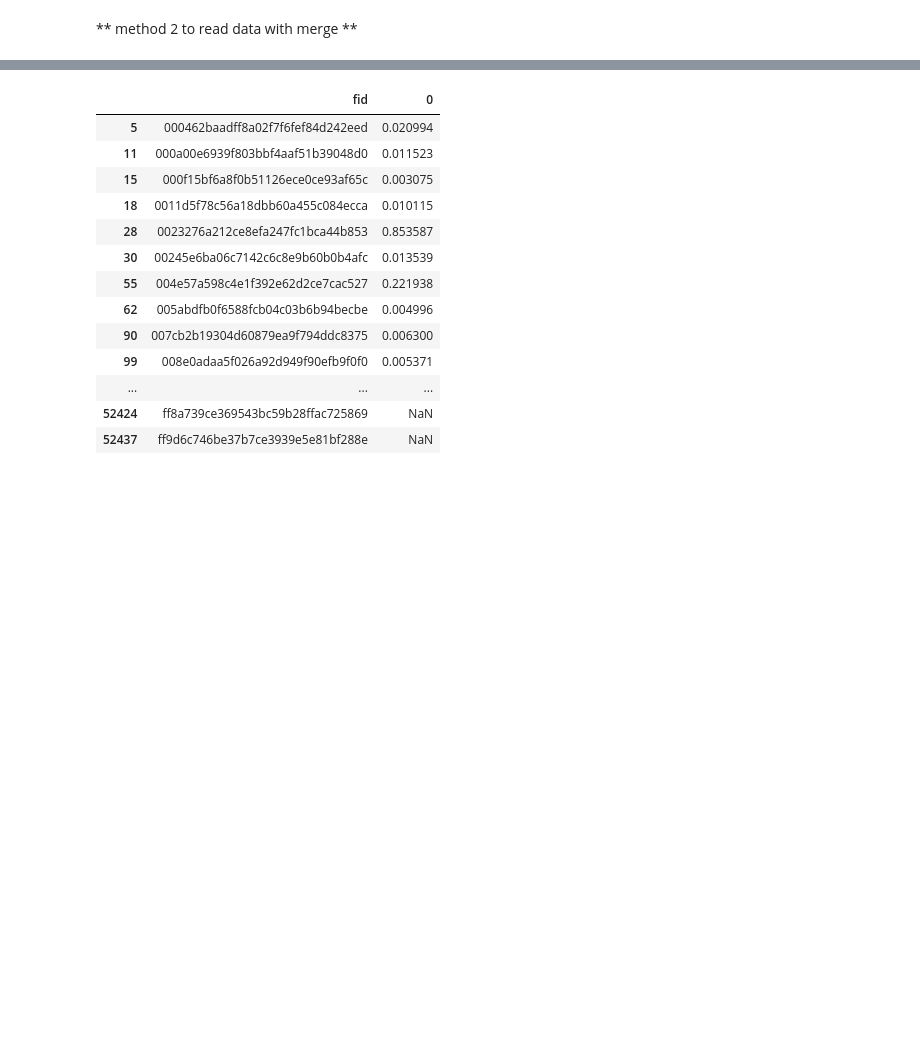
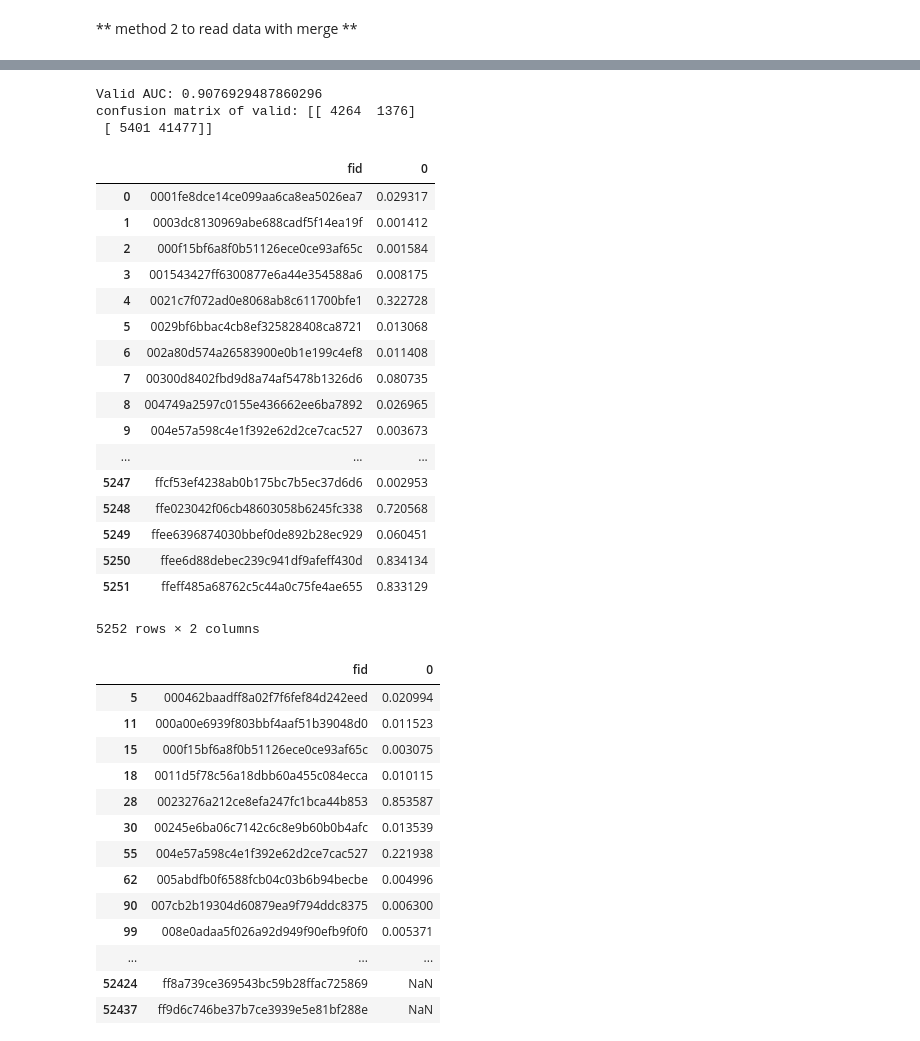
Before and after one commit to tychen5/Trend_TBrainAI, a Jupyter notebook: leo/DL_method.ipynb, the cells around one changed output, grey strips where cells are left out. Drawn from its saved outputs; the diff is of its cells as text; code cells hidden in the pictures; blank space fills up the shorter version.

Commit message:
upload stacking feature of training datas

```diff
--- a/leo/DL_method.ipynb
+++ b/leo/DL_method.ipynb
@@ -157,7 +160,7 @@ y_valid = y_valid.reshape(-1,1)
 # %%
 # train = pd.read_csv('data/train_selected_features.csv')
 train = pd.read_csv('data/train_all_features.csv')
-
+predictBB = pd.read_csv('data/train_all_features_09332.csv')
 ans = pd.read_csv('data/train_answers.csv')
 df = train.merge(ans,how='left',on='fid')
-df
+df2 = predictBB.merge(ans,how='left',on='fid')
@@ -273,7 +275,7 @@ def model_best(X_T,y_T,x_valid,y_valid):
     '''
     #dropout 0.001 0.5 decay
     # l2: 0.0001~0.01 decay
-    model.add(Dense(8192,kernel_initializer='lecun_normal',input_dim=762,kernel_regularizer=regularizers.l2(0.00001))) #, kernel_regularizer=regularizers.l2(0.0001)
+    model.add(Dense(8192,kernel_initializer='lecun_normal',input_dim=827,kernel_regularizer=regularizers.l2(0.00001))) #, kernel_regularizer=regularizers.l2(0.0001)
     model.add(BatchNormalization())
     model.add(Activation('selu'))
     # model.add(PReLU(alpha_initializer='zero', weights=None))
@@ -309,7 +311,7 @@ def model_best(X_T,y_T,x_valid,y_valid):
     # model.add(PReLU(alpha_initializer='zero')) #, weights=None
     # model.add(PReLU(alpha_initializer='zero', weights=None))
     # model.add(Dense(512,activation='relu',kernel_initializer='lecun_uniform'))#,activation='relu'))
-    model.add(Dense(256,kernel_initializer='lecun_normal', kernel_regularizer=regularizers.l2(0.000005)))
+    model.add(Dense(256,kernel_initializer='lecun_normal', kernel_regularizer=regularizers.l2(0.00001)))
     model.add(BatchNormalization())
     # model.add(PReLU(alpha_initializer='zero', weights=None))
     model.add(Activation('selu'))
@@ -317,7 +319,7 @@ def model_best(X_T,y_T,x_valid,y_valid):
     # model.add(BatchNormalization())
     # model.add(PReLU(alpha_initializer='zero', weights=None))
     # model.add(Dense(256,activation='relu',kernel_initializer='lecun_uniform'))
-    model.add(Dense(128,kernel_initializer='lecun_normal', kernel_regularizer=regularizers.l2(0.000001)))
+    model.add(Dense(128,kernel_initializer='lecun_normal', kernel_regularizer=regularizers.l2(0.00001)))
     model.add(BatchNormalization())
     # model.add(PReLU(alpha_initializer='zero', weights=None))
     model.add(Activation('selu'))
@@ -325,7 +327,7 @@ def model_best(X_T,y_T,x_valid,y_valid):
     # model.add(BatchNormalization())
     # model.add(BatchNormalization())
     # model.add(PReLU(alpha_initializer='zero', weights=None))
-    model.add(Dense(64,kernel_initializer='uniform', kernel_regularizer=regularizers.l2(0.0000005)))
+    model.add(Dense(64,kernel_initializer='uniform', kernel_regularizer=regularizers.l2(0.00001)))
     # model.add(BatchNormalization())
     # model.add(PReLU(alpha_initializer='zero', weights=None))
     model.add(Activation('relu'))
@@ -380,7 +382,7 @@ def model_best(X_T,y_T,x_valid,y_valid):
     model.add(Activation('sigmoid'))
     ADAM = Adam()
     model.compile(loss='binary_crossentropy', optimizer=ADAM, metrics=['accuracy']) #binary_crossentropy
-    model.summary()
+#     model.summary()
 
     batch_size = 32#128
     early_stopping_monitor = EarlyStopping(patience=10) #,monitor='val_acc',mode='auto' #15
@@ -500,3 +648,67 @@ Epoch 11/500
+# %%
+# allAnswers = allAnswer.sort_values(by=['fid'])
+# # ans
+# ans = pd.read_csv('data/train_answers.csv')
+# # ans
+# allAnswer = allAnswers.drop(columns='fid')
+# np = np.array(pd.concat([allAnswer],axis=1))
+# ans = ans.drop(columns='fid')
+# npa = np.array(pd.concat([ans],axis=1))
+
+from sklearn import metrics
+from sklearn.metrics import confusion_matrix
+fpr, tpr, thresholds = metrics.roc_curve(y_valid, valid_pred, pos_label=1)
+valid_auc = metrics.auc(fpr, tpr)
+print('Valid AUC:', valid_auc)
+conf_mat = confusion_matrix(y_valid,np.round(valid_pred),labels=[1,0])
+print('confusion matrix of valid:',conf_mat)
+# %% [output]
+Valid AUC: 0.9076929487860296
+confusion matrix of valid: [[ 4264  1376]
+ [ 5401 41477]]
+# %%
+from sklearn import metrics
+from sklearn.metrics import confusion_matrix
+valid_pred = model.predict(x_valid)
+# valid_pred = np.reshape(-1,1)
+print(valid_pred.shape)
+# y_valid = np.reshape(-1,1)
+fpr, tpr, thresholds = metrics.roc_curve(y_valid, valid_pred, pos_label=1)
+valid_auc = metrics.auc(fpr, tpr)
+print('Valid AUC:', valid_auc)
+
+conf_mat = confusion_matrix(y_valid,np.round(valid_pred),labels=[1,0])
+print('confusion matrix of valid:',conf_mat)
+
+valid_pred = model.predict(X_T)
+# valid_pred = np.reshape(-1,1)
+print(valid_pred.shape)
+# y_valid = np.reshape(-1,1)
+fpr, tpr, thresholds = metrics.roc_curve(y_T, valid_pred, pos_label=1)
+valid_auc = metrics.auc(fpr, tpr)
+print('Train AUC:', valid_auc)
+
+conf_mat = confusion_matrix(y_T,np.round(valid_pred),labels=[1,0])
+print('confusion matrix of train:',conf_mat)
+# %% [output]
+|  | fid | 0 |
+| 0 | 0001fe8dce14ce099aa6ca8ea5026ea7 | 0.029317 |
+| 1 | 0003dc8130969abe688cadf5f14ea19f | 0.001412 |
+| 2 | 000f15bf6a8f0b51126ece0ce93af65c | 0.001584 |
+| 3 | 001543427ff6300877e6a44e354588a6 | 0.008175 |
+| 4 | 0021c7f072ad0e8068ab8c611700bfe1 | 0.322728 |
+| 5 | 0029bf6bbac4cb8ef325828408ca8721 | 0.013068 |
+| 6 | 002a80d574a26583900e0b1e199c4ef8 | 0.011408 |
+| 7 | 00300d8402fbd9d8a74af5478b1326d6 | 0.080735 |
+| 8 | 004749a2597c0155e436662ee6ba7892 | 0.026965 |
+| 9 | 004e57a598c4e1f392e62d2ce7cac527 | 0.003673 |
+| ... | ... | ... |
+| 5247 | ffcf53ef4238ab0b175bc7b5ec37d6d6 | 0.002953 |
+| 5248 | ffe023042f06cb48603058b6245fc338 | 0.720568 |
+| 5249 | ffee6396874030bbef0de892b28ec929 | 0.060451 |
+| 5250 | ffee6d88debec239c941df9afeff430d | 0.834134 |
+| 5251 | ffeff485a68762c5c44a0c75fe4ae655 | 0.833129 |
+5252 rows × 2 columns
 # %%
 model = load_model('model/0.9332_regression_DNN.h5')
 # %%
```
Also changed, not shown: parts of 6 cells of this notebook, 7 other files.
